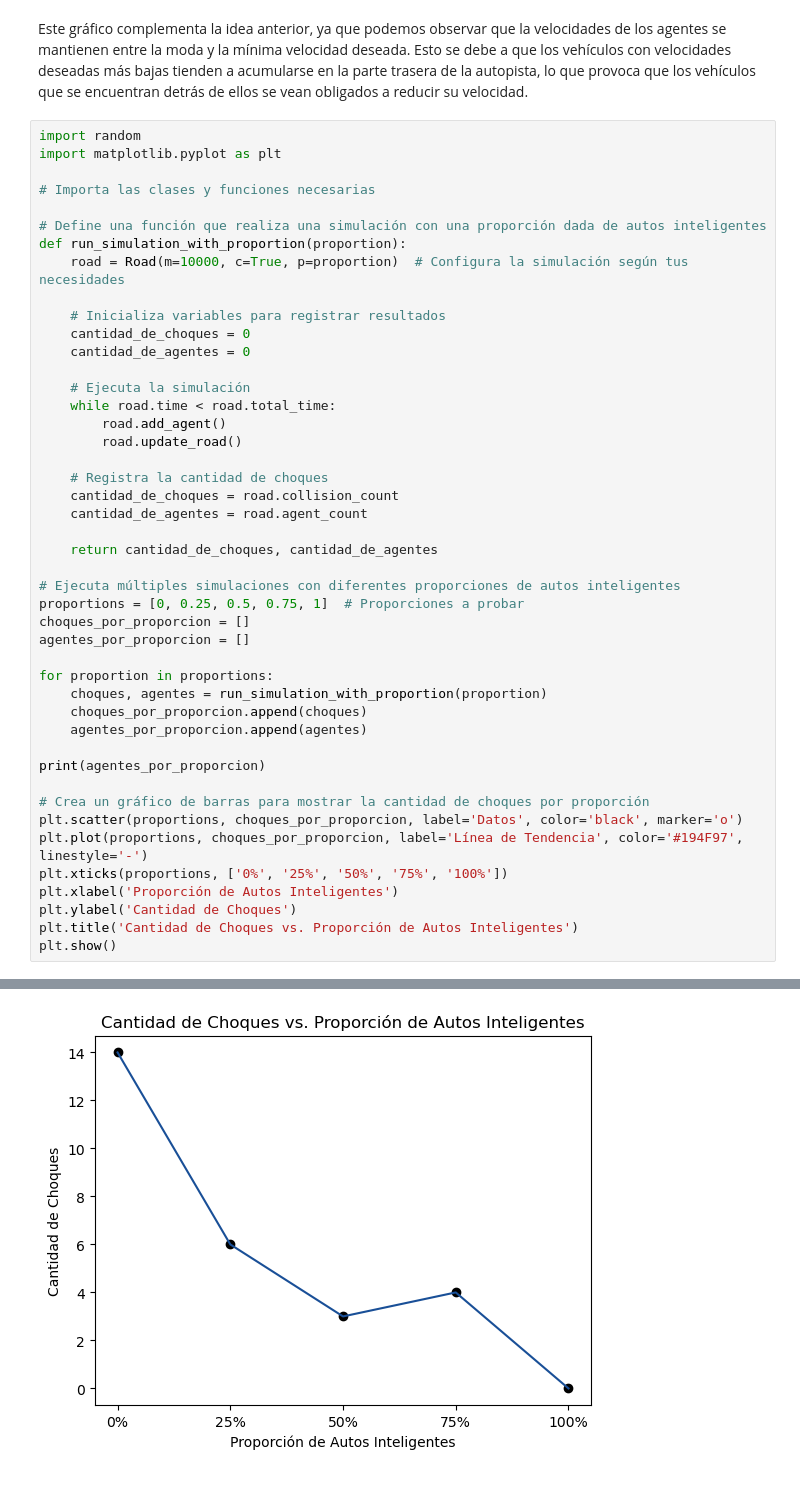
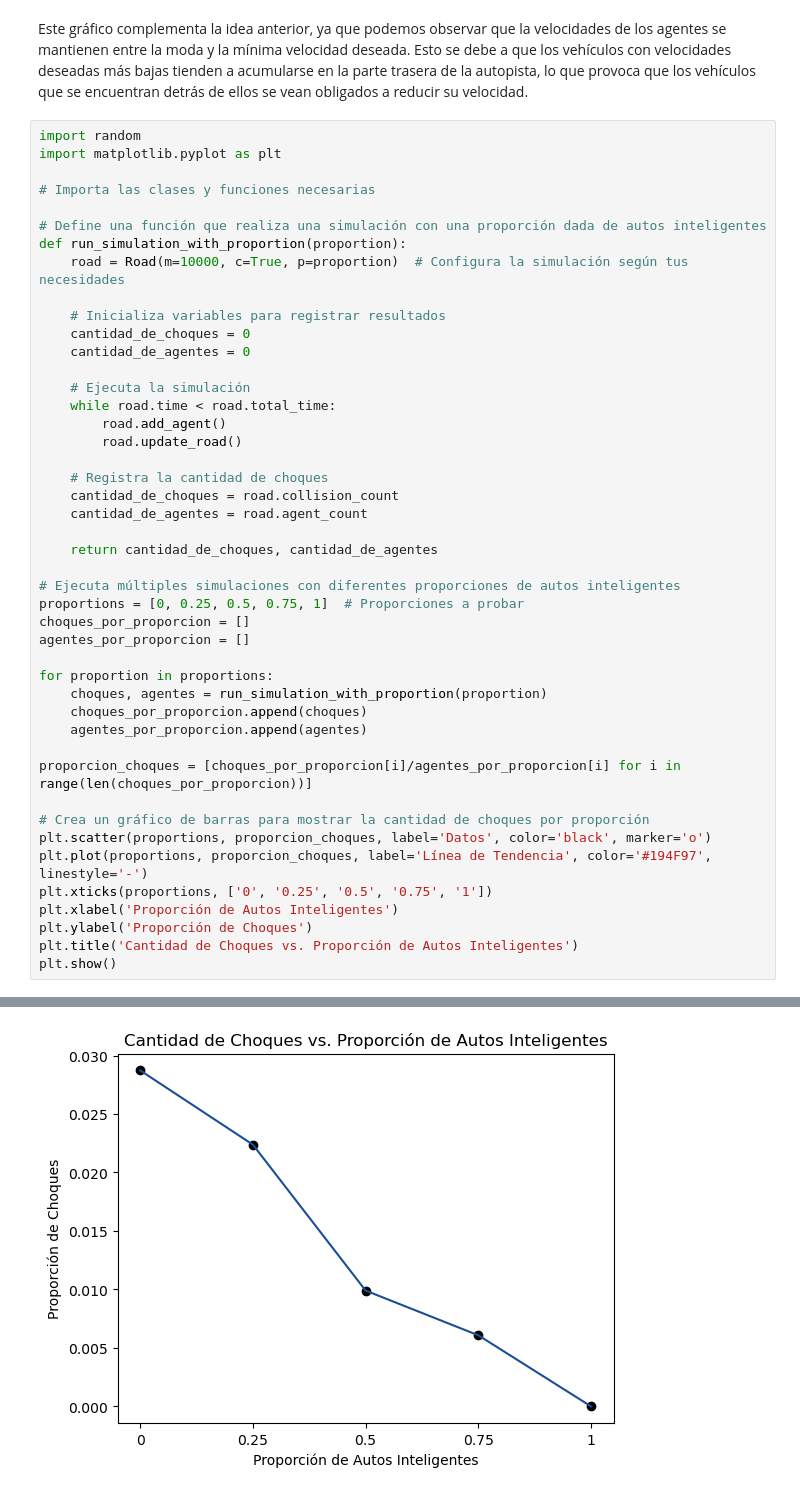
Before and after one commit to azulnogueraa/Agent-Based-Model---Gral-Paz, a Jupyter notebook: simulacion.ipynb, the cells around one changed output, grey strips where cells are left out. Saved outputs shown, nothing was run; the diff lists cells and outputs as text.

```diff
--- a/simulacion.ipynb
+++ b/simulacion.ipynb
@@ -807,14 +807,14 @@ for proportion in proportions:
     choques_por_proporcion.append(choques)
     agentes_por_proporcion.append(agentes)
 
-print(agentes_por_proporcion)
+proporcion_choques = [choques_por_proporcion[i]/agentes_por_proporcion[i] for i in range(len(choques_por_proporcion))]
 
 # Crea un gráfico de barras para mostrar la cantidad de choques por proporción
-plt.scatter(proportions, choques_por_proporcion, label='Datos', color='black', marker='o')
-plt.plot(proportions, choques_por_proporcion, label='Línea de Tendencia', color='#194F97', linestyle='-')
-plt.xticks(proportions, ['0%', '25%', '50%', '75%', '100%'])
+plt.scatter(proportions, proporcion_choques, label='Datos', color='black', marker='o')
+plt.plot(proportions, proporcion_choques, label='Línea de Tendencia', color='#194F97', linestyle='-')
+plt.xticks(proportions, ['0', '0.25', '0.5', '0.75', '1'])
 plt.xlabel('Proporción de Autos Inteligentes')
-plt.ylabel('Cantidad de Choques')
+plt.ylabel('Proporción de Choques')
 plt.title('Cantidad de Choques vs. Proporción de Autos Inteligentes')
 plt.show()
 # %% [output]
@@ -822 +821 @@ plt.show()
-[figure, old version]
+[figure, new version]
```
Also changed, not shown: parts of 1 cell of this notebook.
